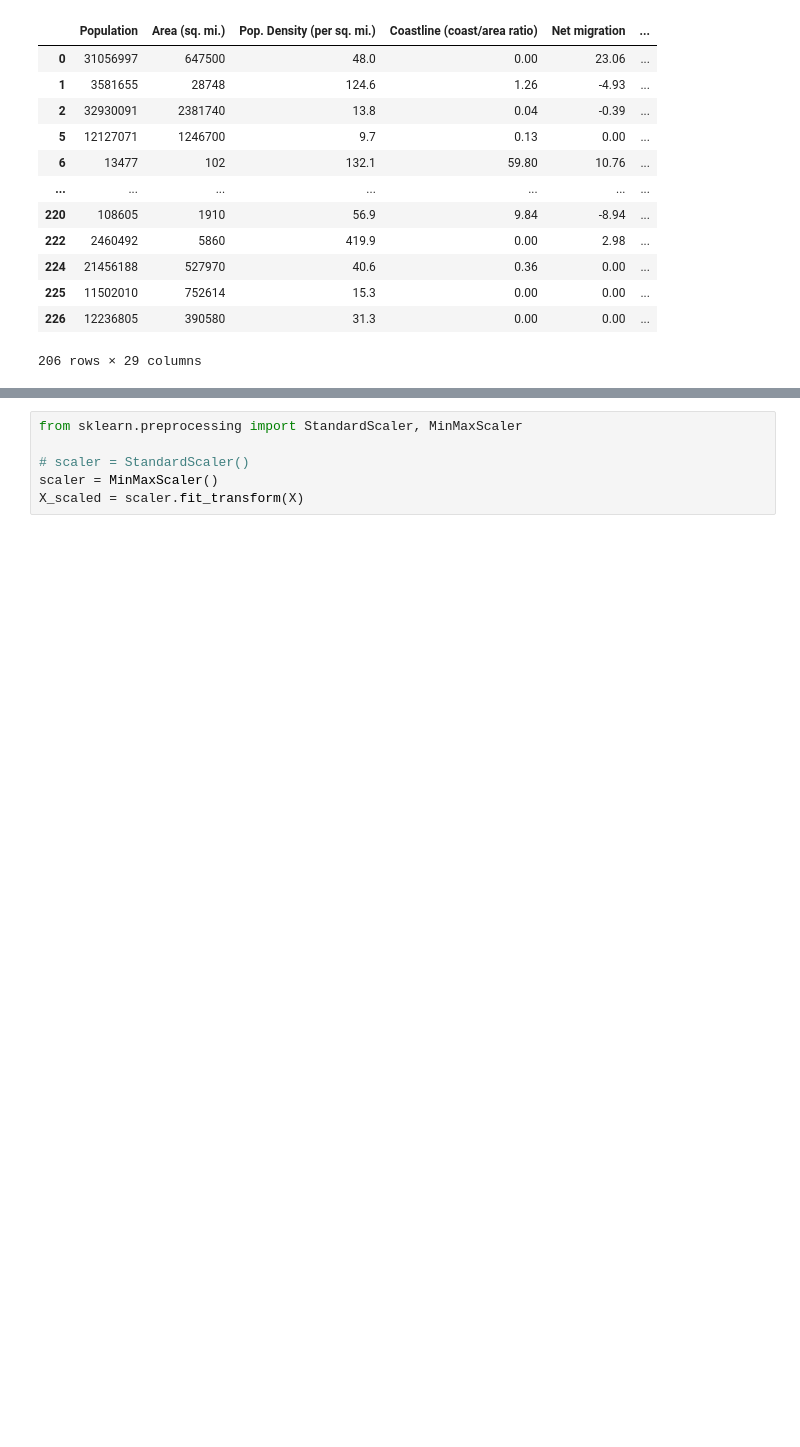
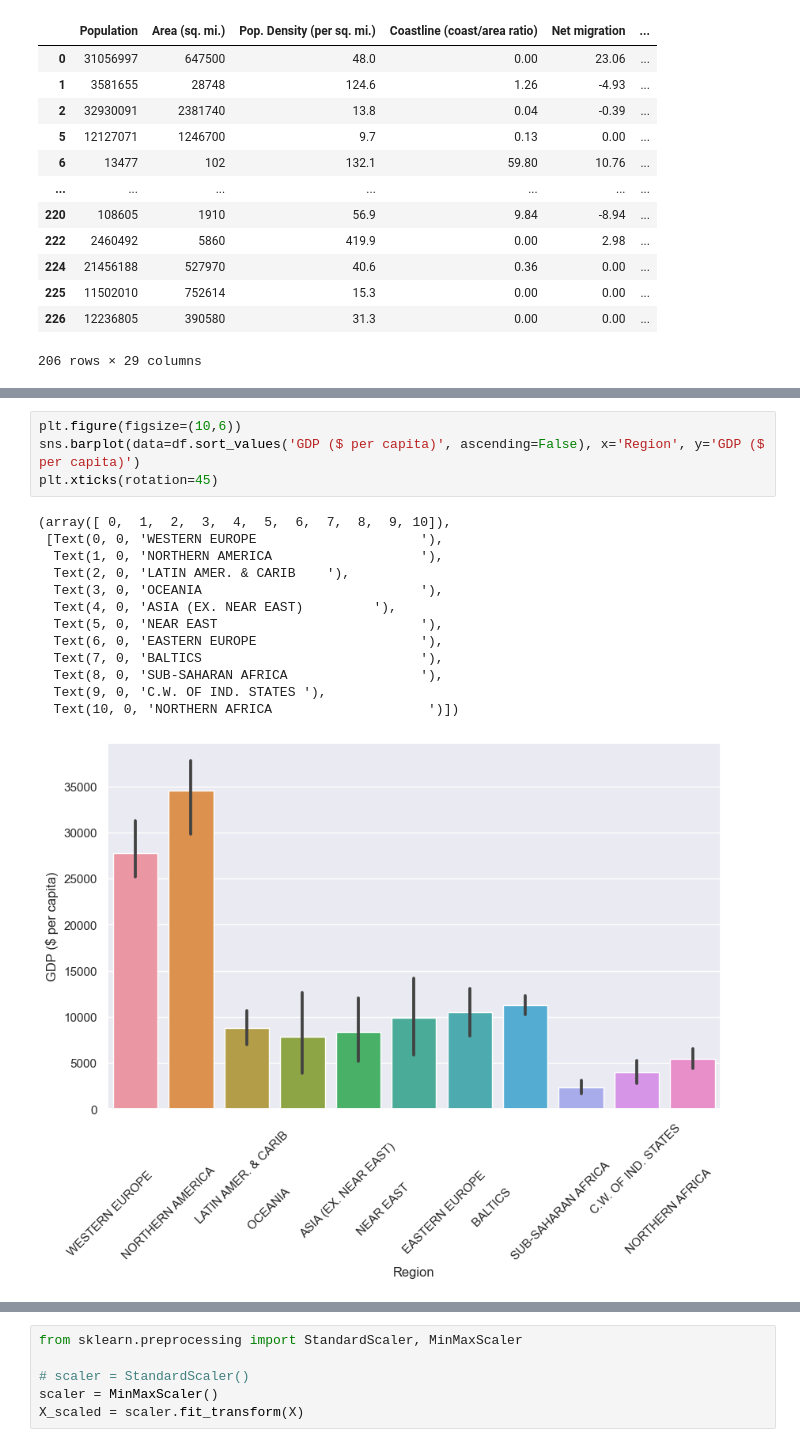
Before and after one commit to MiguelAngel3378/Grupo5_Analisis, a Jupyter notebook: Notebooks/USAR/1.8.Mundo_poblacion_pptx.ipynb, the cells around one changed output, grey strips where cells are left out. Cells and saved outputs as stored; diff of their text form; blank space fills up the shorter version.

```diff
--- a/Notebooks/USAR/1.8.Mundo_poblacion_pptx.ipynb
+++ b/Notebooks/USAR/1.8.Mundo_poblacion_pptx.ipynb
@@ -255,0 +271,18 @@ X
+# %%
+plt.figure(figsize=(10,6))
+sns.barplot(data=df.sort_values('GDP ($ per capita)', ascending=False), x='Region', y='GDP ($ per capita)')
+plt.xticks(rotation=45)
+# %% [output]
+(array([ 0,  1,  2,  3,  4,  5,  6,  7,  8,  9, 10]),
+ [Text(0, 0, 'WESTERN EUROPE                     '),
+  Text(1, 0, 'NORTHERN AMERICA                   '),
+  Text(2, 0, 'LATIN AMER. & CARIB    '),
+  Text(3, 0, 'OCEANIA                            '),
+  Text(4, 0, 'ASIA (EX. NEAR EAST)         '),
+  Text(5, 0, 'NEAR EAST                          '),
+  Text(6, 0, 'EASTERN EUROPE                     '),
+  Text(7, 0, 'BALTICS                            '),
+  Text(8, 0, 'SUB-SAHARAN AFRICA                 '),
+  Text(9, 0, 'C.W. OF IND. STATES '),
+  Text(10, 0, 'NORTHERN AFRICA                    ')])
+[figure, added]
```
Also changed, not shown: parts of 14 cells of this notebook, 1 other file.
